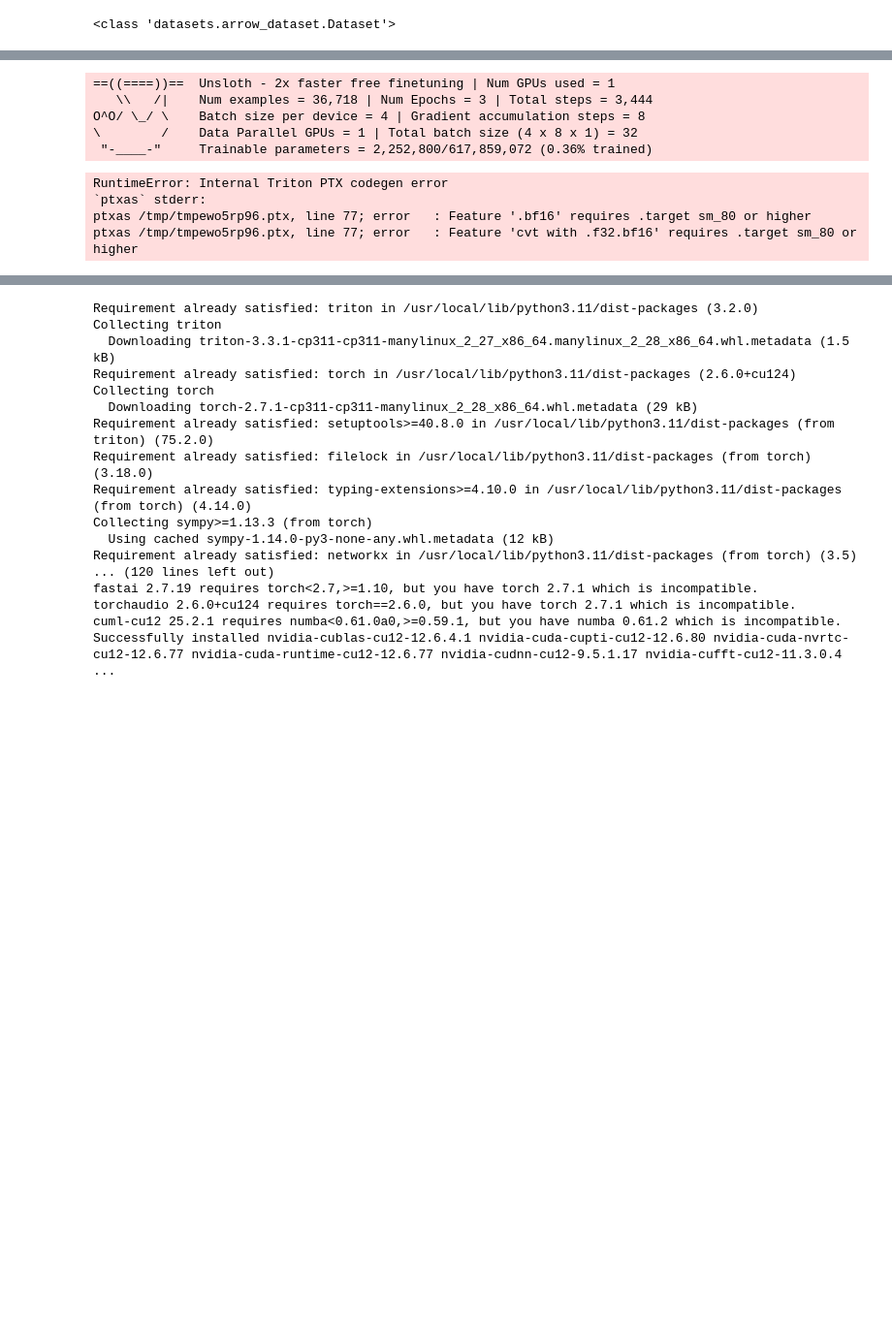
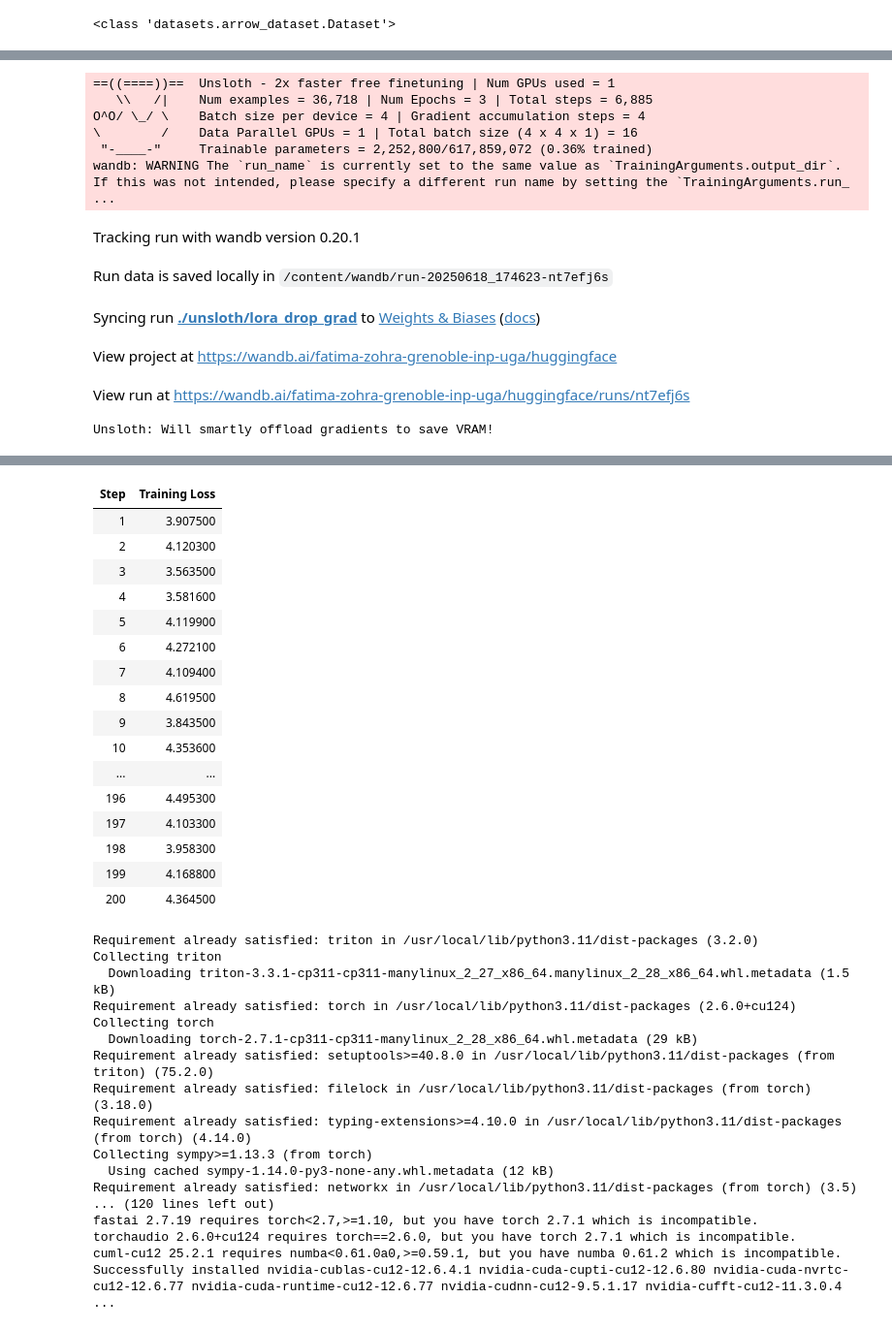
Before and after one commit to fzohra-ux/unsloth, a Jupyter notebook: unsloth_finetuning.ipynb, the cells around one changed output, grey strips where cells are left out. Shown at 97% size. Saved outputs shown, nothing was run; the diff lists cells and outputs as text; code cells hidden in the pictures; blank space fills up the shorter version.

```diff
--- a/unsloth_finetuning.ipynb
+++ b/unsloth_finetuning.ipynb
@@ -52,7 +52,7 @@ CUDA available: False
 from unsloth import FastLanguageModel
 import torch
 max_seq_length = 2048 # Choose any! We auto support RoPE Scaling internally!
-dtype = None # None for auto detection. Float16 for Tesla T4, V100, Bfloat16 for Ampere+
+dtype = torch.float16 # None for auto detection. Float16 for Tesla T4, V100, Bfloat16 for Ampere+
 load_in_4bit = True # Use 4bit quantization to reduce memory usage. Can be False.
 
 model, tokenizer = FastLanguageModel.from_pretrained(
@@ -74,10 +78,9 @@ Lora Config
 model = FastLanguageModel.get_peft_model(
     model,
     target_modules=['q_proj','k_proj', 'v_proj', 'o_proj'],
-    # modules_to_save=['lm_head','embed_tokens'],
     lora_dropout=0, #prevent overfitting.
     bias="none",
-    r=16x, # rank
+    r=8, # rank
     lora_alpha=45,
     use_rslora=True,
     use_gradient_checkpointing = "unsloth",
@@ -123,6 +126,7 @@ wandb: Currently logged in as: fatima-zohra15 (fatima-zohra-grenoble-inp-uga) to
 from trl import SFTTrainer
 from transformers import TrainingArguments
 from unsloth import is_bfloat16_supported, UnslothTrainingArguments, UnslothTrainer
+from transformers import DataCollatorForLanguageModeling
 import triton
 # Data collator
 data_collator = DataCollatorForLanguageModeling(tokenizer=tokenizer, mlm=False) #not using mask language
@@ -133,30 +137,26 @@ trainer = UnslothTrainer(
     tokenizer=tokenizer,
     train_dataset=train_data,
     eval_dataset=eval_data,
-    # formatting_func=formatting_func,
-    max_seq_length=512,
+    max_seq_length=2048,
     data_collator=data_collator,
     args=UnslothTrainingArguments(
         per_device_train_batch_size=4,
         per_device_eval_batch_size=4,
-        gradient_accumulation_steps=8,
+        gradient_accumulation_steps=4,
         do_eval=True,
-        # evaluation_strategy="steps",
         eval_steps=10,
         warmup_ratio=0.1,
         num_train_epochs=3,
-        # learning_rate=1e-4,
-        learning_rate=5e-5,
+        learning_rate=1e-4,
         embedding_learning_rate=5e-6,
-        # fp16 = False, # Use 16-bit floating point if bfloat16 isn't supported.   #use bf16 if hardware support
-        fp16 = not is_bfloat16_supported(), # Use 16-bit floating point if bfloat16 isn't supported.
-        bf16 = is_bfloat16_supported(),     #use bf16 if hardware support
+        fp16 = True, # Use 16-bit floating point if bfloat16 isn't supported.
+        bf16 = False,     #use bf16 if hardware support
         logging_steps=1,
         optim="adamw_8bit",
         weight_decay=0.00,
         lr_scheduler_type="cosine", #Cosine scheduler to adjust the learning rate over time.
 
-        output_dir="./unsloth/first",
+        output_dir="./unsloth/lora_drop_grad",
     ),
 )
 
@@ -164,11 +164,14 @@ trainer = UnslothTrainer(
 trainer.train()
 # %% [output]
 ==((====))==  Unsloth - 2x faster free finetuning | Num GPUs used = 1
-   \\   /|    Num examples = 36,718 | Num Epochs = 3 | Total steps = 3,444
-O^O/ \_/ \    Batch size per device = 4 | Gradient accumulation steps = 8
-\        /    Data Parallel GPUs = 1 | Total batch size (4 x 8 x 1) = 32
+   \\   /|    Num examples = 36,718 | Num Epochs = 3 | Total steps = 6,885
+O^O/ \_/ \    Batch size per device = 4 | Gradient accumulation steps = 4
+\        /    Data Parallel GPUs = 1 | Total batch size (4 x 4 x 1) = 16
  "-____-"     Trainable parameters = 2,252,800/617,859,072 (0.36% trained)
+wandb: WARNING The `run_name` is currently set to the same value as `TrainingArguments.output_dir`. If this was not intended, please specify a different run name by setting the `TrainingArguments.run_ ...
+Tracking run with wandb version 0.20.1
+Run data is saved locally in /content/wandb/run-20250618_174623-nt7efj6s
+Syncing run ./unsloth/lora_drop_grad to Weights & Biases (docs)
+View project at https://wandb.ai/fatima-zohra-grenoble-inp-uga/huggingface
+View run at https://wandb.ai/fatima-zohra-grenoble-inp-uga/huggingface/runs/nt7efj6s
-RuntimeError: Internal Triton PTX codegen error
-`ptxas` stderr:
-ptxas /tmp/tmpewo5rp96.ptx, line 77; error   : Feature '.bf16' requires .target sm_80 or higher
-ptxas /tmp/tmpewo5rp96.ptx, line 77; error   : Feature 'cvt with .f32.bf16' requires .target sm_80 or higher
+Unsloth: Will smartly offload gradients to save VRAM!
@@ -175,3 +179,20 @@ ptxas /tmp/tmpewo5rp96.ptx, line 77; error   : Feature 'cvt with .f32.bf16' requ
+| Step | Training Loss |
+| 1 | 3.907500 |
+| 2 | 4.120300 |
+| 3 | 3.563500 |
+| 4 | 3.581600 |
+| 5 | 4.119900 |
+| 6 | 4.272100 |
+| 7 | 4.109400 |
+| 8 | 4.619500 |
+| 9 | 3.843500 |
+| 10 | 4.353600 |
+| ... | ... |
+| 196 | 4.495300 |
+| 197 | 4.103300 |
+| 198 | 3.958300 |
+| 199 | 4.168800 |
+| 200 | 4.364500 |
 # %%
 !pip install -U triton torch
 # %% [output]
```
Also changed, not shown: parts of 8 cells of this notebook.
